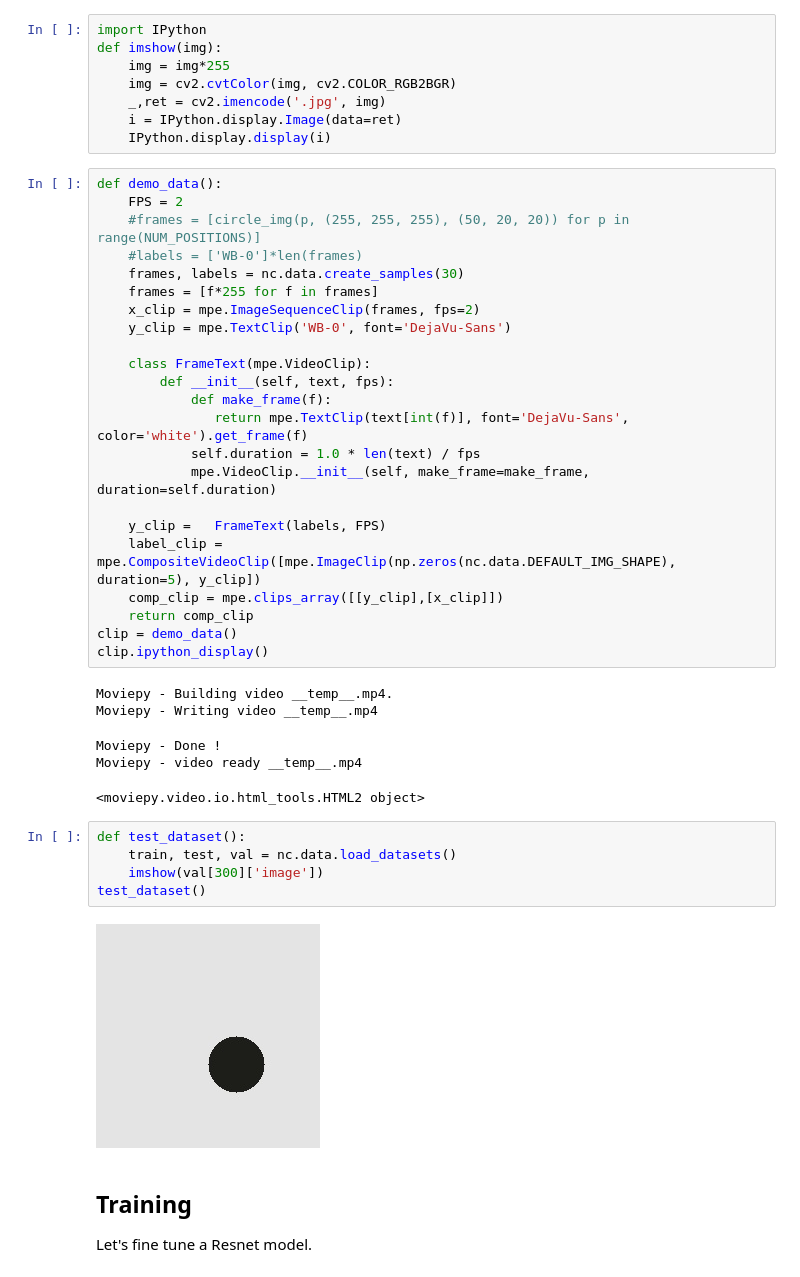
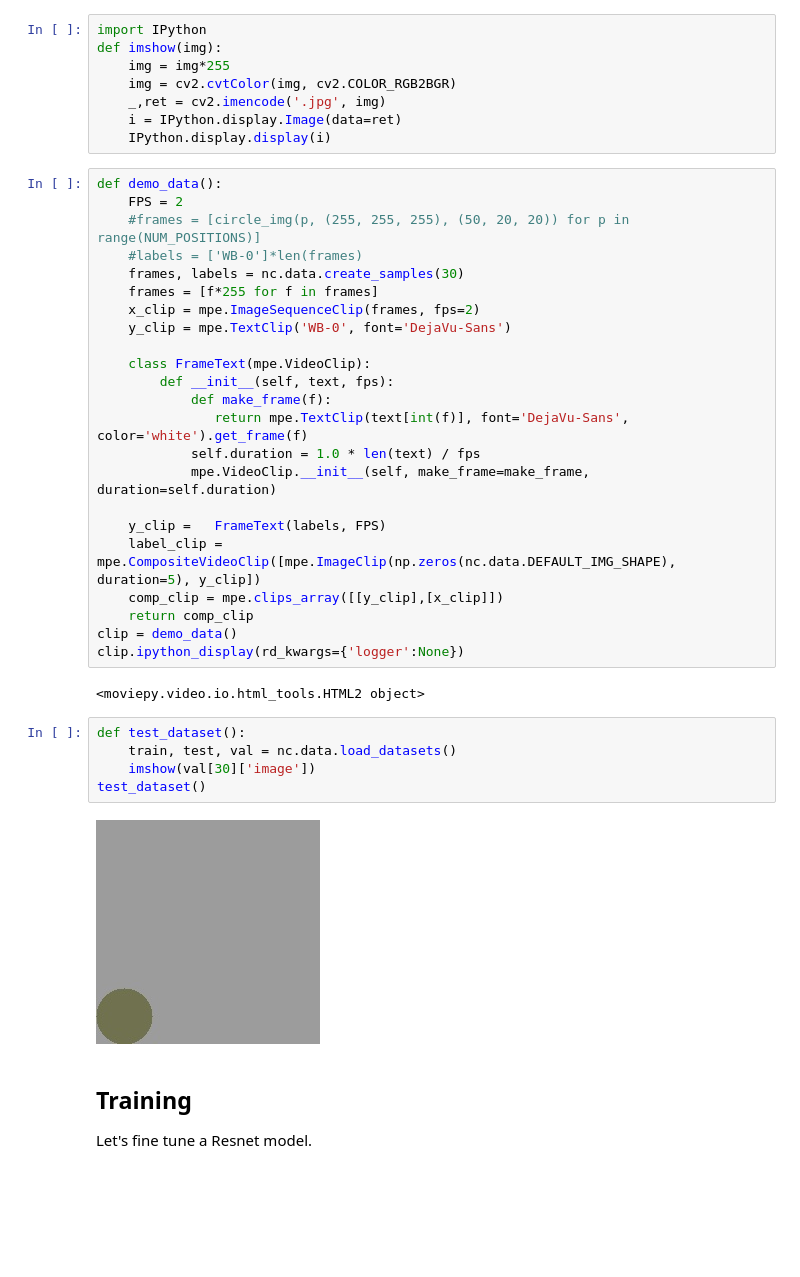
Before and after one commit to kevindoran/color, a Jupyter notebook: notebooks/experiment_1_3_1_log.ipynb, the cells around one changed output. Saved outputs shown, nothing was run; the diff lists cells and outputs as text; blank space fills up the shorter version.

```diff
--- a/notebooks/experiment_1_3_1_log.ipynb
+++ b/notebooks/experiment_1_3_1_log.ipynb
@@ -55,20 +55,16 @@ def demo_data():
     comp_clip = mpe.clips_array([[y_clip],[x_clip]])
     return comp_clip
 clip = demo_data()
-clip.ipython_display()
+clip.ipython_display(rd_kwargs={'logger':None})
 # %% [output]
-Moviepy - Building video __temp__.mp4.
-Moviepy - Writing video __temp__.mp4
+<moviepy.video.io.html_tools.HTML2 object>
-Moviepy - Done !
-Moviepy - video ready __temp__.mp4
-<moviepy.video.io.html_tools.HTML2 object>
 # %%
 def test_dataset():
     train, test, val = nc.data.load_datasets()
-    imshow(val[300]['image'])
+    imshow(val[30]['image'])
 test_dataset()
 # %% [output]
-[figure, old version]
+[figure, new version]
 # %% [markdown]
 ## Training
 Let's fine tune a Resnet model.
```
Also changed, not shown: parts of 2 cells of this notebook, 6 other files.
